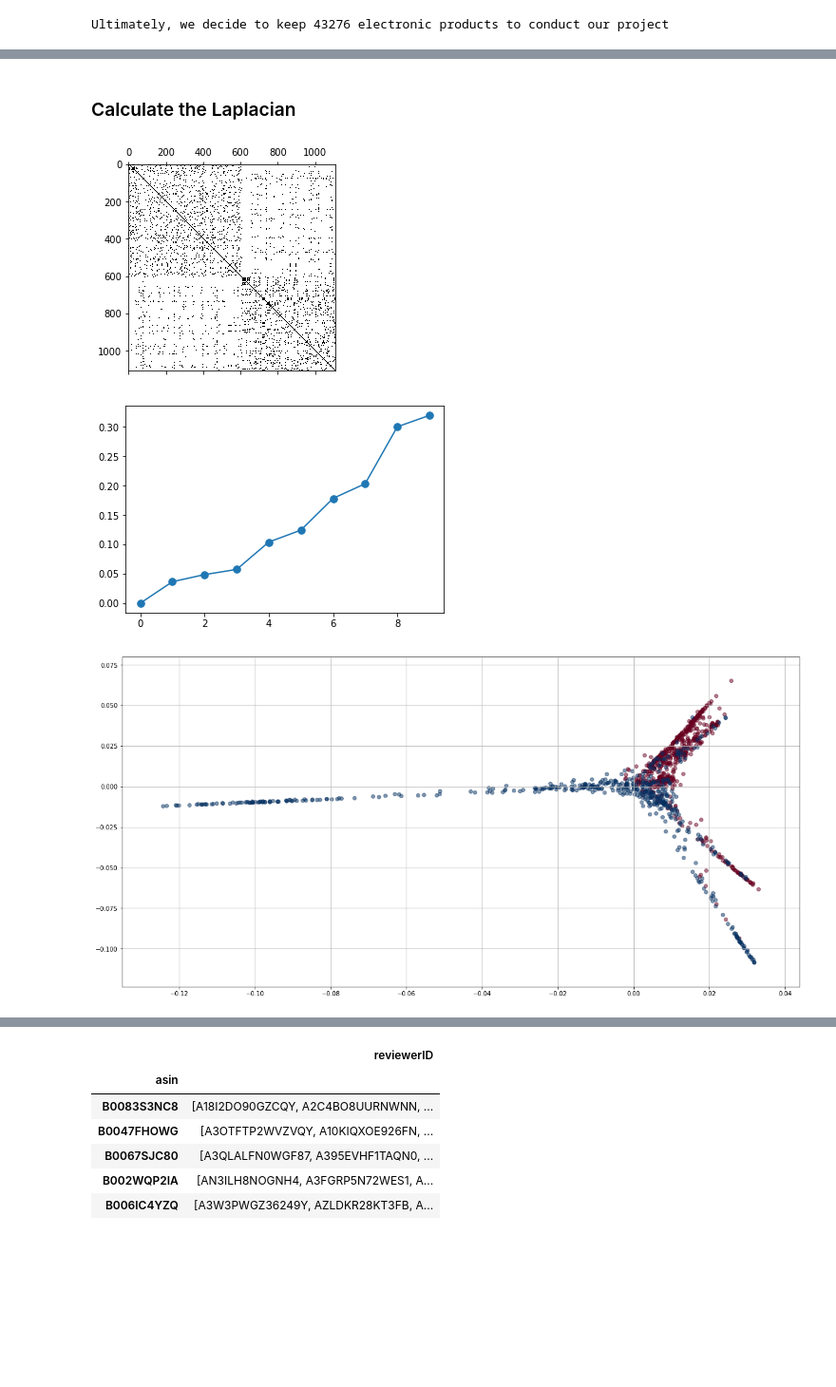
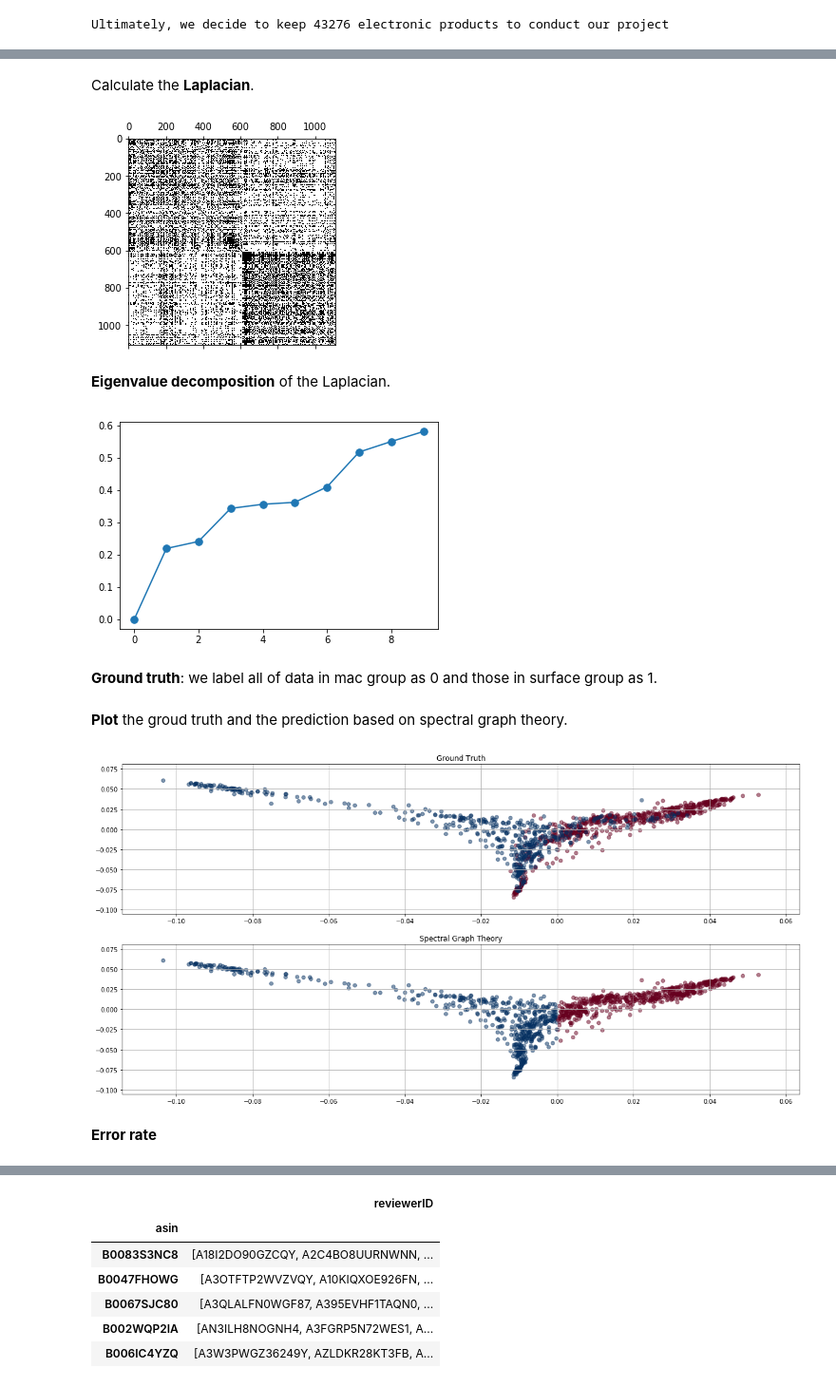
Before and after one commit to xiangzhemeng/Amazon-Electronic-Product-Network-Analysis, a Jupyter notebook: project main notebook.ipynb, the cells around one changed output, grey strips where cells are left out. Shown: that part at 95% size. Drawn from its saved outputs; the diff is of its cells as text; code cells hidden in the pictures; blank space fills up the shorter version.

Commit message:
Add comment on the part of spectral graph theory

```diff
--- a/project main notebook.ipynb
+++ b/project main notebook.ipynb
@@ -223,0 +239,4 @@ df_mac_new.shape
+# %%
+df_mac_new = df_mac.set_index('asin').drop(dupasin)
+n_mac = df_mac_new.shape[0]
+print('Now, we have {} products in the group of mac.'.format(n_mac))
@@ -286,6 +320,6 @@ A.max()
 # %%
 weights = similar.getA().copy()
-NEIGHBORS = 50
+NEIGHBORS = 300
 
 # Keep only the K strongest edges
 # By making weights of all other edges equal to 0
@@ -314,6 +348,6 @@ array([[ 0.        ,  0.        ,  0.10638298, ...,  0.        ,
          0.        ,  0.        ]])
 # %% [markdown]
-### Calculate the Laplacian
+Calculate the **Laplacian**.
 # %%
 degrees = np.sum(weights, axis=0)
 D = np.diag(degrees)
@@ -322,7 +356,13 @@ laplacian = np.dot(D_0_5, np.dot((D - weights), D_0_5))
 plt.spy(laplacian)
 plt.show()
 # %% [output]
-[figure, old version]
+[figure, new version]
+# %% [markdown]
+**Eigenvalue decomposition** of the Laplacian.
 # %%
 from scipy import sparse, stats, spatial
 laplacian = sparse.csr_matrix(laplacian)
+eigenvalues, eigenvectors = sparse.linalg.eigsh(laplacian, k=10, which='SM')
+plt.plot(eigenvalues, '.-', markersize=15);
+# %% [output]
+[figure, added]
@@ -331,17 +369,24 @@ eigenvalues, eigenvectors = sparse.linalg.eigsh(laplacian, k=10, which='SM')
-# %%
-plt.plot(eigenvalues, '.-', markersize=15);
-# %% [output]
-[figure, removed]
+# %% [markdown]
+**Ground truth**: we label all of data in mac group as 0 and those in surface group as 1.
+# %%
+labels = np.ones(A.shape[0])
+labels[0:n_mac] = 0
+# %% [markdown]
+**Plot** the groud truth and the prediction based on spectral graph theory.
 # %%
 x1 = eigenvectors[:,1]
 y1 = eigenvectors[:,2]
-labels = np.ones(A.shape[0])
-labels[0:609] = 0
-plt.figure(figsize=(20,10))
-plt.scatter(x1, y1, c=labels, cmap='RdBu', alpha=0.5)
-plt.grid()
+fig, ax = plt.subplots(2,1,figsize=(20,10))
+ax[0].scatter(x1, y1, c=labels, cmap='RdBu', alpha=0.5)
+ax[0].set_title('Ground Truth')
+ax[0].grid()
+ax[1].scatter(x1, y1, c=(x1<0), cmap='RdBu', alpha=0.5)
+ax[1].set_title('Spectral Graph Theory')
+ax[1].grid()
 # %% [output]
-[figure, old version]
+[figure, new version]
+# %% [markdown]
+**Error rate**
 # %%
 np.sum((x1<0) != labels)/len(labels)
 # %% [output]
```
Also changed, not shown: parts of 78 cells of this notebook.
